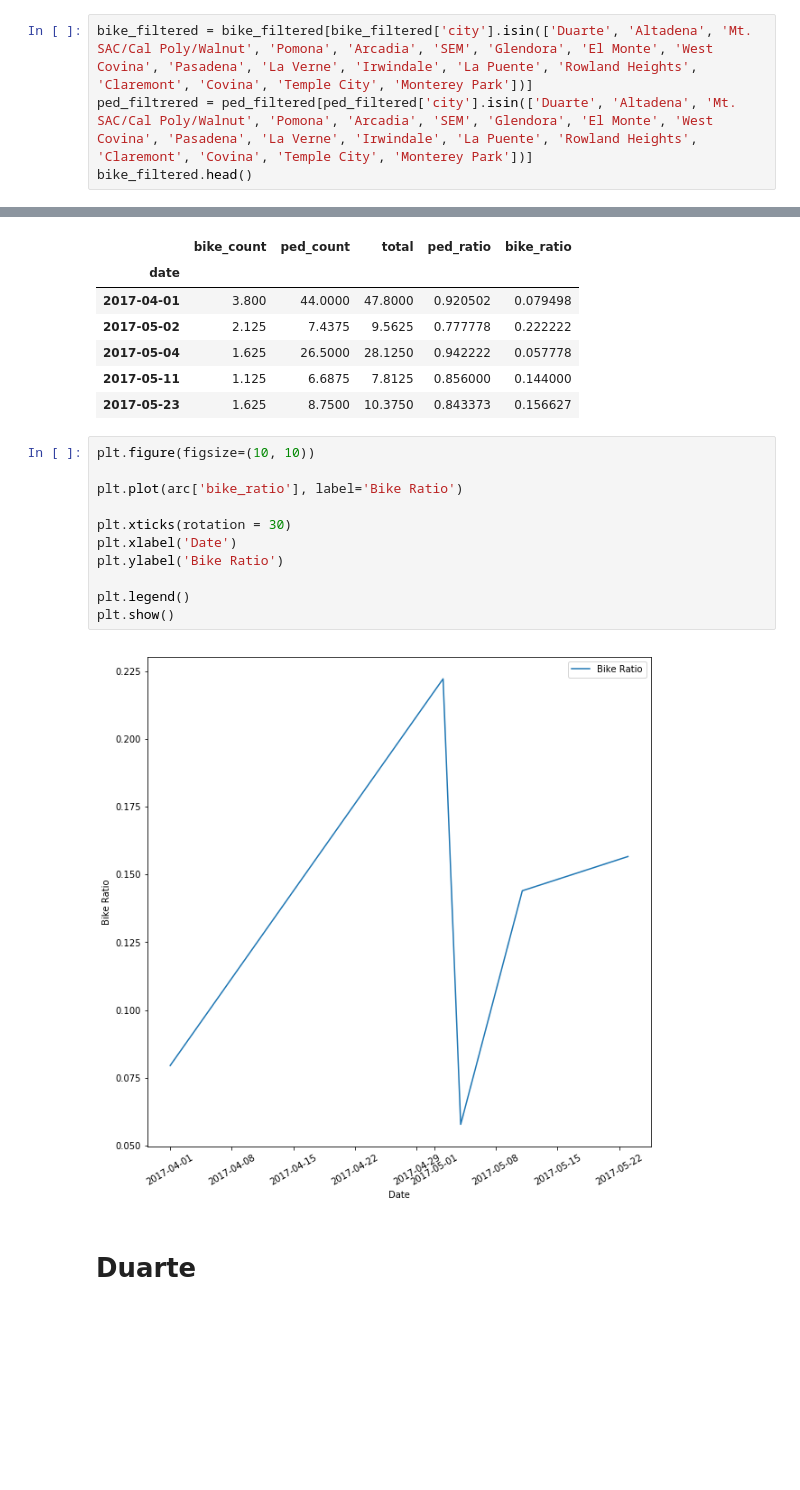
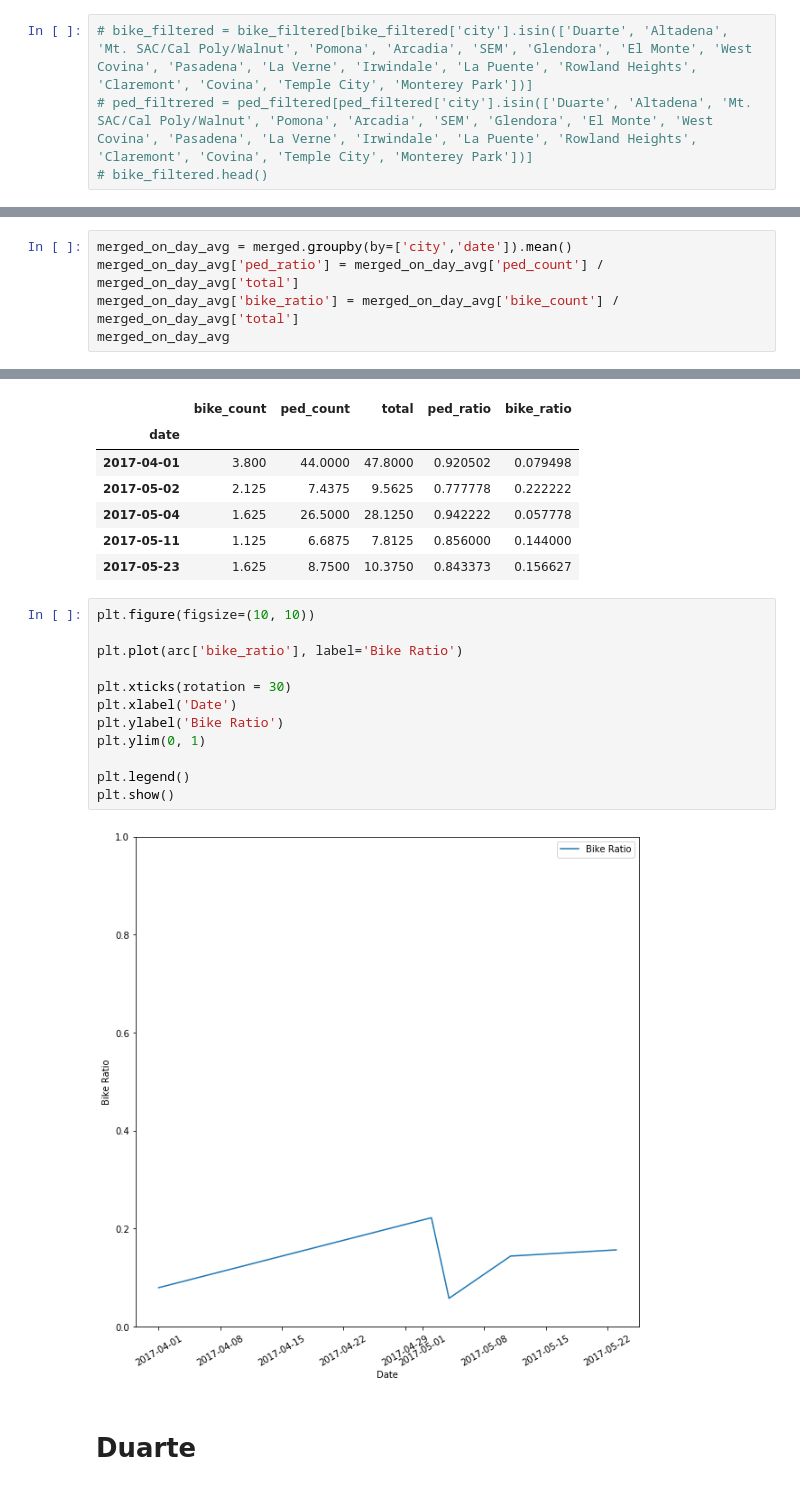
Before and after one commit to zihaoxu/BikeSGV, a Jupyter notebook: notebook/Analysis/03l-starter-code-for-temporal-trends.ipynb, the cells around one changed output, grey strips where cells are left out. Drawn from its saved outputs; the diff is of its cells as text; blank space fills up the shorter version.

Commit message:
images

```diff
--- a/notebook/Analysis/03l-starter-code-for-temporal-trends.ipynb
+++ b/notebook/Analysis/03l-starter-code-for-temporal-trends.ipynb
@@ -555,4 +554,4 @@ df[df['city'].isin(['Duarte', 'Altadena', 'Mt. SAC/Cal Poly/Walnut', 'Pomona', '
 # %%
-bike_filtered = bike_filtered[bike_filtered['city'].isin(['Duarte', 'Altadena', 'Mt. SAC/Cal Poly/Walnut', 'Pomona', 'Arcadia', 'SEM', 'Glendora', 'El Monte', 'West Covina', 'Pasadena', 'La Verne', 'Irwindale', 'La Puente', 'Rowland Heights', 'Claremont', 'Covina', 'Temple City', 'Monterey Park'])]
-ped_filtrered = ped_filtered[ped_filtered['city'].isin(['Duarte', 'Altadena', 'Mt. SAC/Cal Poly/Walnut', 'Pomona', 'Arcadia', 'SEM', 'Glendora', 'El Monte', 'West Covina', 'Pasadena', 'La Verne', 'Irwindale', 'La Puente', 'Rowland Heights', 'Claremont', 'Covina', 'Temple City', 'Monterey Park'])]
-bike_filtered.head()
+# bike_filtered = bike_filtered[bike_filtered['city'].isin(['Duarte', 'Altadena', 'Mt. SAC/Cal Poly/Walnut', 'Pomona', 'Arcadia', 'SEM', 'Glendora', 'El Monte', 'West Covina', 'Pasadena', 'La Verne', 'Irwindale', 'La Puente', 'Rowland Heights', 'Claremont', 'Covina', 'Temple City', 'Monterey Park'])]
+# ped_filtrered = ped_filtered[ped_filtered['city'].isin(['Duarte', 'Altadena', 'Mt. SAC/Cal Poly/Walnut', 'Pomona', 'Arcadia', 'SEM', 'Glendora', 'El Monte', 'West Covina', 'Pasadena', 'La Verne', 'Irwindale', 'La Puente', 'Rowland Heights', 'Claremont', 'Covina', 'Temple City', 'Monterey Park'])]
+# bike_filtered.head()
@@ -608,0 +613,5 @@ merged_on_day_avg.head()
+# %%
+merged_on_day_avg = merged.groupby(by=['city','date']).mean()
+merged_on_day_avg['ped_ratio'] = merged_on_day_avg['ped_count'] / merged_on_day_avg['total']
+merged_on_day_avg['bike_ratio'] = merged_on_day_avg['bike_count'] / merged_on_day_avg['total']
+merged_on_day_avg
@@ -826,16 +825,17 @@ arc
 # %%
 plt.figure(figsize=(10, 10))
 
 plt.plot(arc['bike_ratio'], label='Bike Ratio')
 
 plt.xticks(rotation = 30)
 plt.xlabel('Date')
 plt.ylabel('Bike Ratio')
+plt.ylim(0, 1)
 
 plt.legend()
 plt.show()
 # %% [output]
-[figure, old version]
+[figure, new version]
 # %% [markdown]
 # Duarte
 # %%
```
Also changed, not shown: parts of 24 cells of this notebook, 20 other files.
